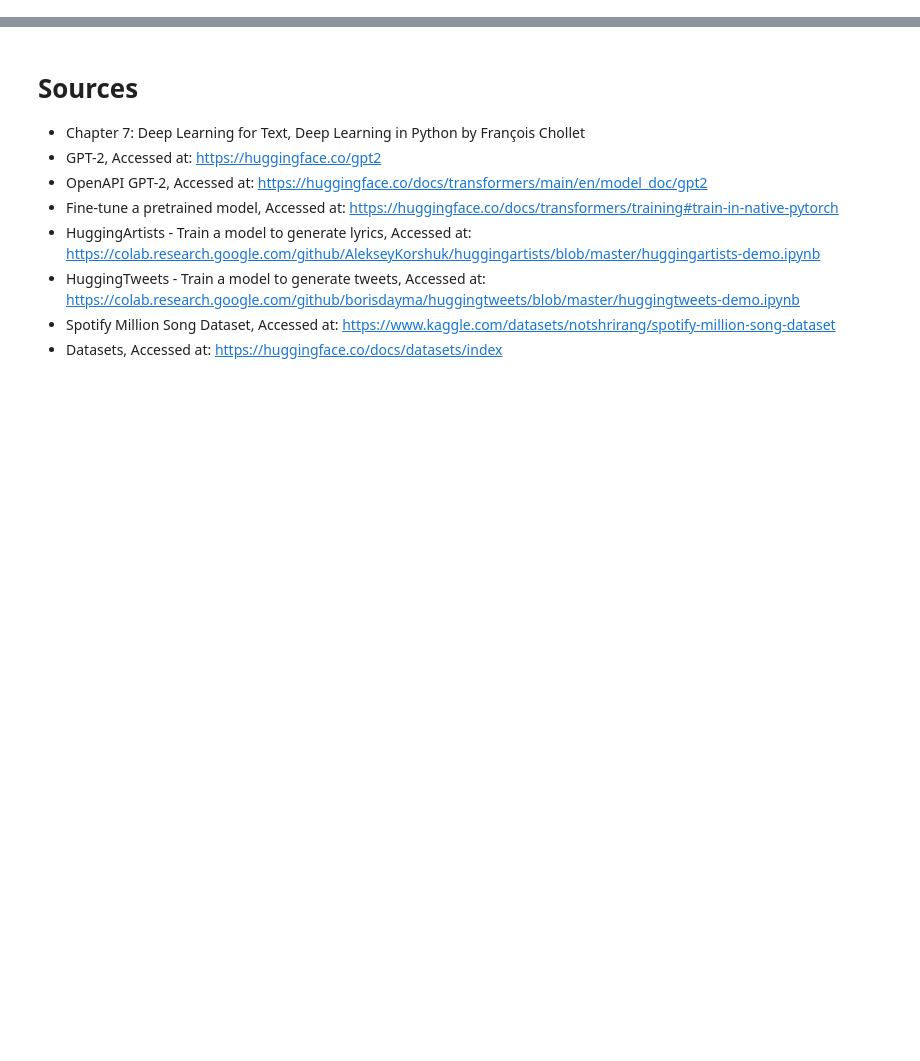
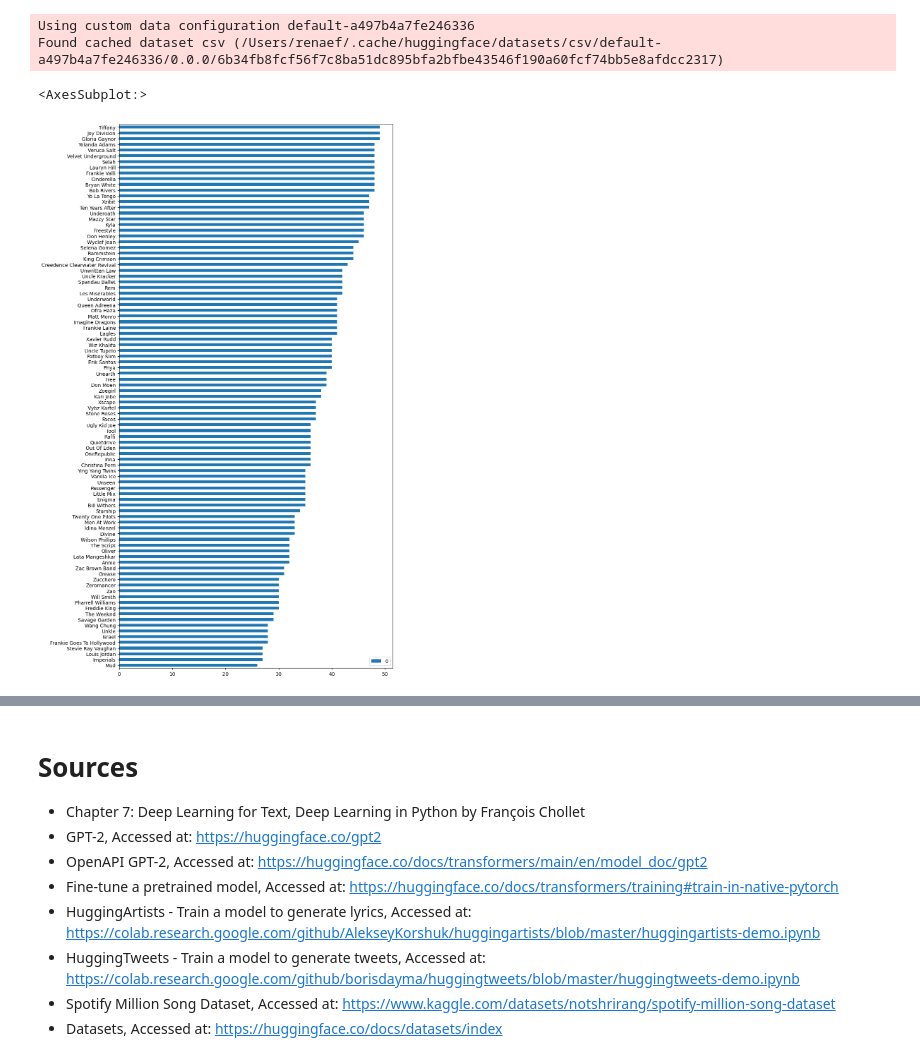
Before and after one commit to rfishe02/mlapp-demo, a Jupyter notebook: model.ipynb, the cells around one changed output, grey strips where cells are left out. Drawn from its saved outputs; the diff is of its cells as text; code cells hidden in the pictures; blank space fills up the shorter version.

```diff
--- a/model.ipynb
+++ b/model.ipynb
@@ -69,0 +14,21 @@ lm_datasets = tokenized_datasets.map(
+# %%
+# Load the data and discard the dictionary wrapper.
+dataset = load_dataset("csv", data_files="./data/spotify_millsongdata.csv")['train']
+
+# Count how many times each artist appears in the data.
+artist_counts = Counter(dataset['artist'])
+
+# Choose artists with fewer than 50 and more than 25 songs.
+filtered_artists = dict(filter(lambda elem: elem[1] < 50 and elem[1] > 25, artist_counts.items()))
+
+# Create a list of artists sorted by the number of songs they have in the data.
+sorted_artists = dict(sorted(filtered_artists.items(), key=lambda item: item[1]))
+
+# Plot the sorted list of artists.
+df = pandas.DataFrame.from_dict(sorted_artists, orient='index')
+df.plot(kind='barh',figsize=(10, 20))
+# %% [output]
+Using custom data configuration default-a497b4a7fe246336
+Found cached dataset csv (/Users/renaef/.cache/huggingface/datasets/csv/default-a497b4a7fe246336/0.0.0/6b34fb8fcf56f7c8ba51dc895bfa2bfbe43546f190a60fcf74bb5e8afdcc2317)
+<AxesSubplot:>
+[figure, added]
```
Also changed, not shown: parts of 14 cells of this notebook.
